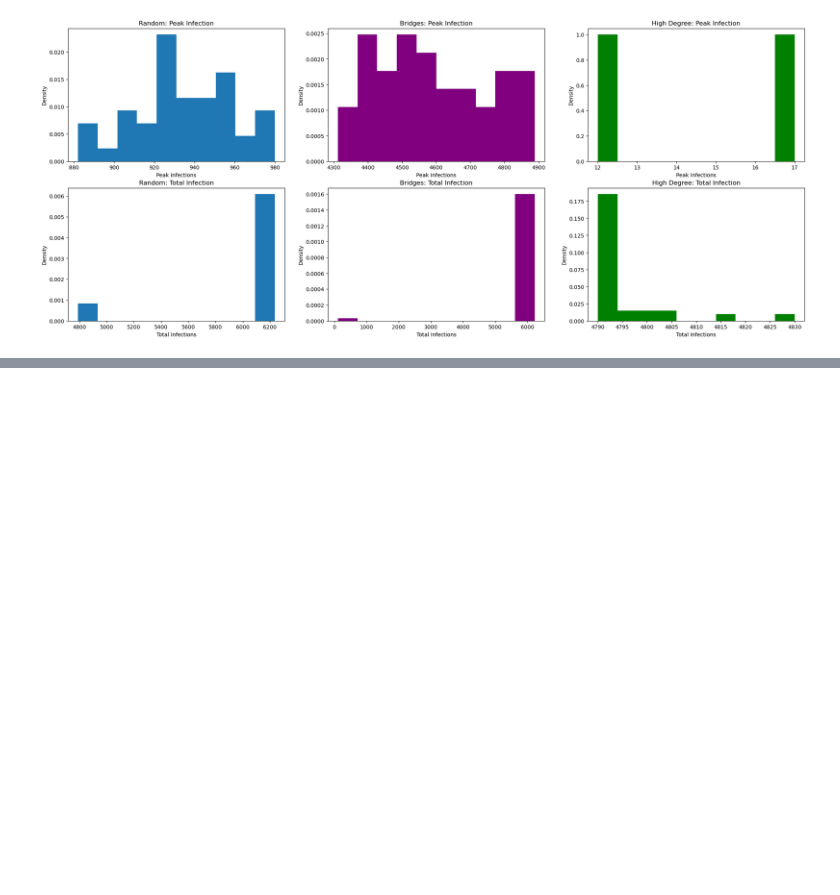
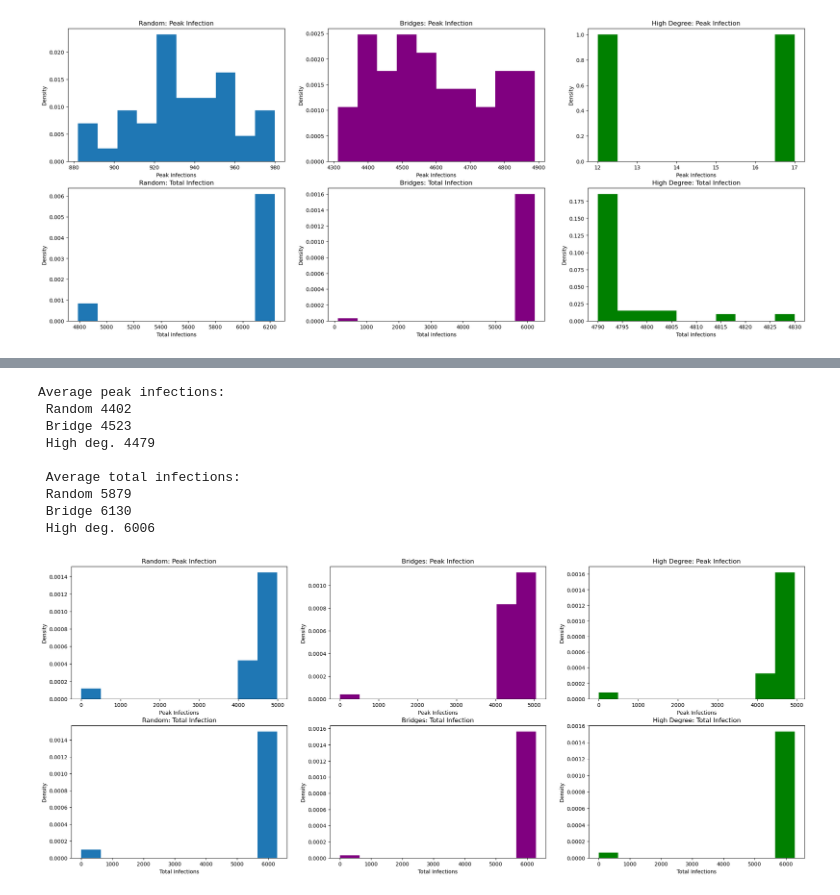
Before and after one commit to Kevin2197/Bio-Networkx-Project, a Jupyter notebook: script.ipynb, the cells around one changed output, grey strips where cells are left out. Drawn from its saved outputs; the diff is of its cells as text; code cells hidden in the pictures; blank space fills up the shorter version.

```diff
--- a/script.ipynb
+++ b/script.ipynb
@@ -783,0 +973,16 @@ Average peak infections:
+# %%
+# running once
+filename = "./facebook100/American75.mat"
+results = run_rate_sims(filename, 1, num_trials=50)
+plot_results(results)
+# %% [output]
+Average peak infections:
+ Random 4402
+ Bridge 4523
+ High deg. 4479
+
+ Average total infections:
+ Random 5879
+ Bridge 6130
+ High deg. 6006
+[figure, added]
```
Also changed, not shown: parts of 8 cells of this notebook.
